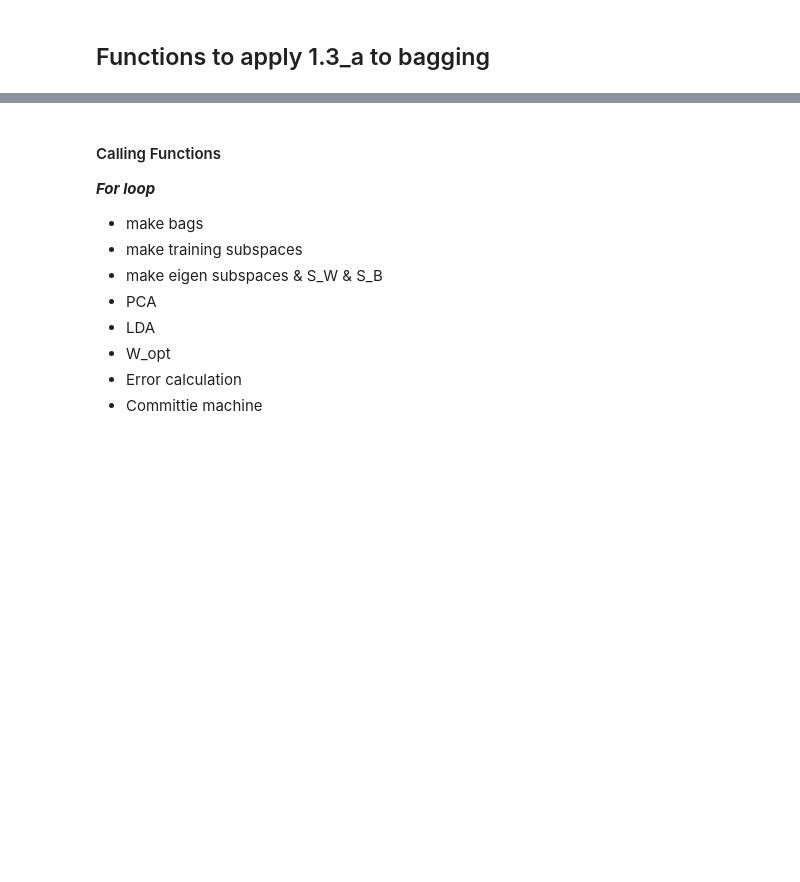
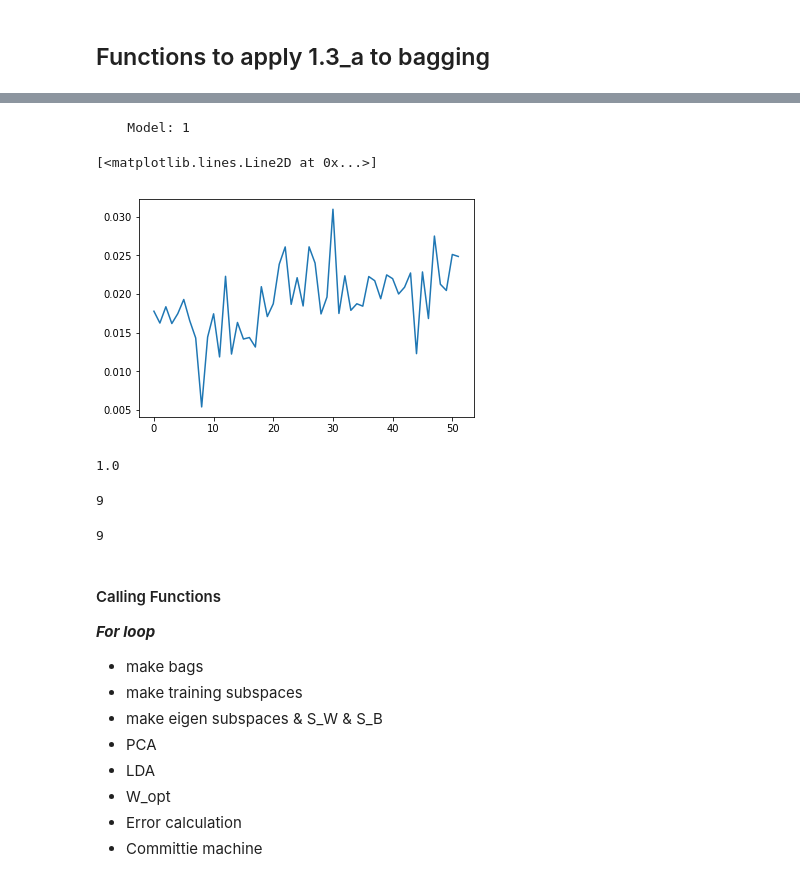
Before and after one commit to GPadley/EE4-68-PR, a Jupyter notebook: CW1/1.3_b.ipynb, the cells around one changed output, grey strips where cells are left out. Saved outputs shown, nothing was run; the diff lists cells and outputs as text; code cells hidden in the pictures; blank space fills up the shorter version.

```diff
--- a/CW1/1.3_b.ipynb
+++ b/CW1/1.3_b.ipynb
@@ -248,6 +249,63 @@ def error(v_opt, X_train_dataset, X_test_data, l_train_error, l_test_error):
             correct += 1
 
     return correct/len(l_test[0]), l_pred
+# %%
+
+from sklearn.neighbors import KNeighborsClassifier
+def prob_pred(v_opt, X_train, l_train):
+    Y_train = []
+    for i in range(len(l_train)):
+        Y_train.append(np.matmul(v_opt.T,X_train[i]))
+
+    neigh = KNeighborsClassifier(n_neighbors=1)
+    neigh.fit(Y_train, l_train)
+
+    preds = []
+    Y_test = []
+    inds = l_train.T[0].argsort()
+
+    for i in range(len(l_test[0])):
+        lil_test = np.matmul(v_opt.T,X_test[i])
+        Y_test.append(lil_test)
+        diff = np.subtract(Y_train, lil_test)
+        pred = np.amin(np.diag(np.matmul(diff, diff.T))[inds].reshape(-1,8),axis = 1)
+        pred = pred/np.sum(pred)
+
+        preds.append(pred)
+
+    return preds
+# %%
+
+model_space = bag_train_space(X_train, l_train, 1)
+#     print('    ', model_space.shape)
+S_W, S_B = SWSB(model_space, X_bar)
+print('    Model:', i+1)
+w_pca, v_pca = rand_PCA(X_train, X_bar)
+#         plt.plot(w_pca)
+w_fld, v_fld = LDA(S_W, S_B, v_pca)
+v_opt = w_opt(v_pca, v_fld)
+probb = prob_pred(v_opt, X_train, l_train)
+# err, l_pred = error(v_opt, X_train, X_test, l_train, l_test)
+# print(probb)
+# %% [output]
+    Model: 1
+# %%
+plt.plot(probb[3])
+# %% [output]
+[<matplotlib.lines.Line2D at 0x...>]
+[figure, added]
+# %%
+np.sum(probb[3])
+# %% [output]
+1.0
+# %%
+np.argmin(probb[3]) +1
+# %% [output]
+9
+# %%
+l_test[0][3]
+# %% [output]
+9
 # %% [markdown]
 #### Calling Functions
 ***For loop***
```
Also changed, not shown: parts of 2 cells of this notebook, 4 other files.
